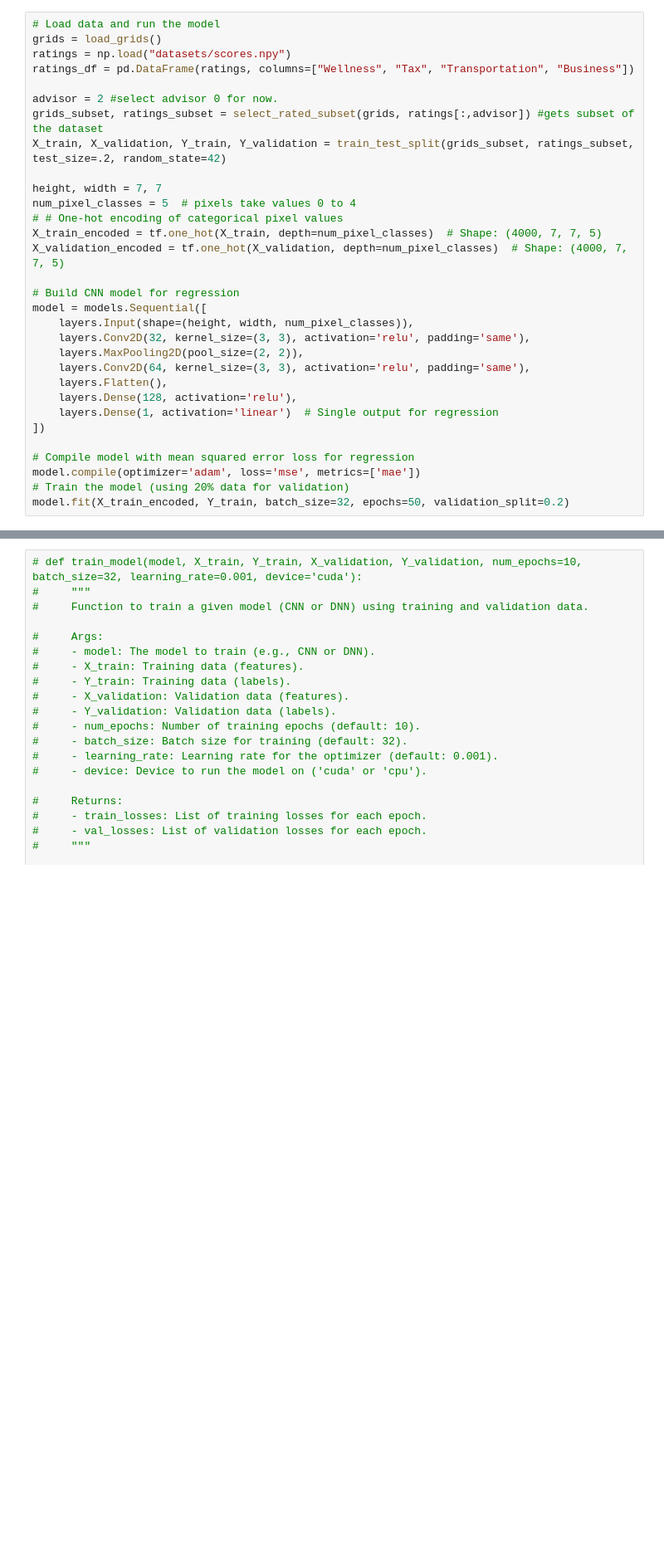
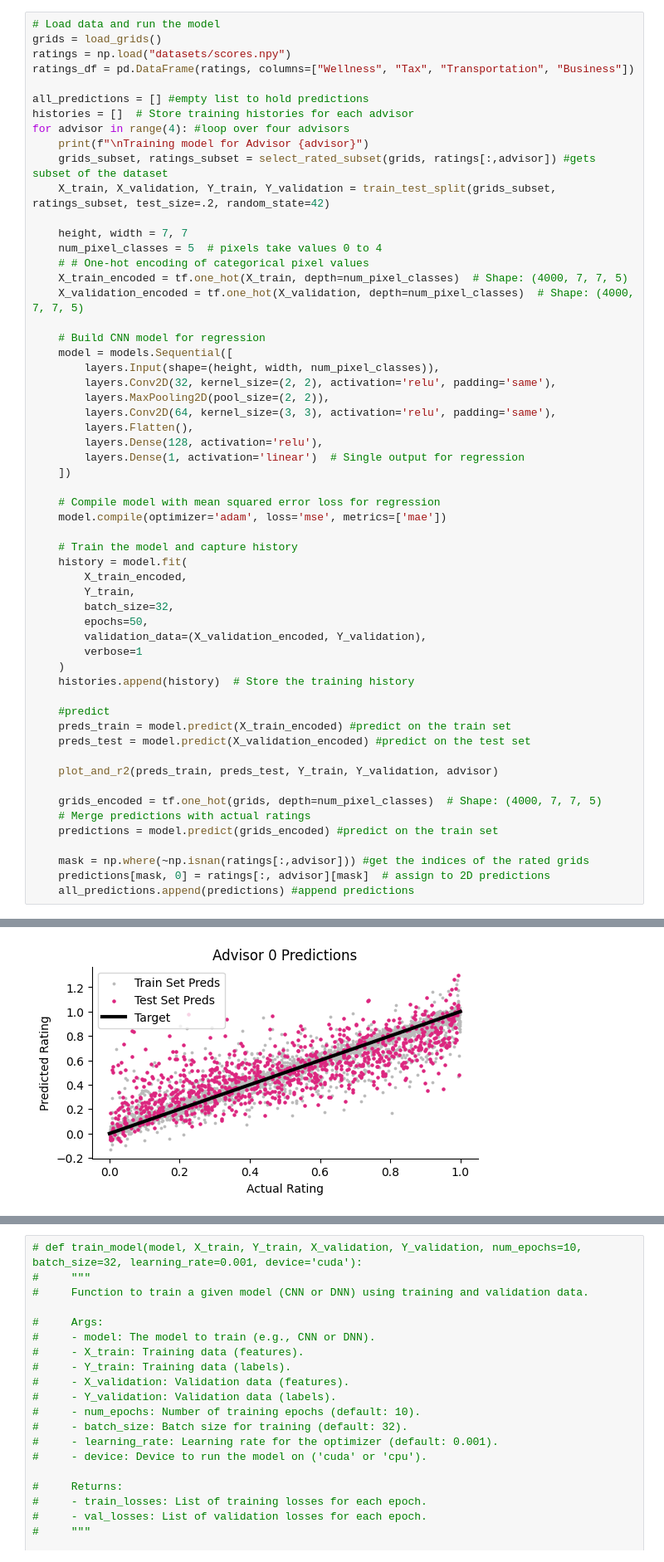
Before and after one commit to PatrykPrezyna/2155-Challenge-Problem-2, a Jupyter notebook: CNN.ipynb, the cells around one changed output, grey strips where cells are left out. Shown at 83% size. Cells and saved outputs as stored; diff of their text form; blank space fills up the shorter version.

```diff
--- a/CNN.ipynb
+++ b/CNN.ipynb
@@ -72,28 +53,55 @@ grids = load_grids()
 ratings = np.load("datasets/scores.npy")
 ratings_df = pd.DataFrame(ratings, columns=["Wellness", "Tax", "Transportation", "Business"])
 
-advisor = 2 #select advisor 0 for now.
-grids_subset, ratings_subset = select_rated_subset(grids, ratings[:,advisor]) #gets subset of the dataset
-X_train, X_validation, Y_train, Y_validation = train_test_split(grids_subset, ratings_subset, test_size=.2, random_state=42)
+all_predictions = [] #empty list to hold predictions
+histories = []  # Store training histories for each advisor
+for advisor in range(4): #loop over four advisors
+    print(f"\nTraining model for Advisor {advisor}")
+    grids_subset, ratings_subset = select_rated_subset(grids, ratings[:,advisor]) #gets subset of the dataset
+    X_train, X_validation, Y_train, Y_validation = train_test_split(grids_subset, ratings_subset, test_size=.2, random_state=42)
 
-height, width = 7, 7
-num_pixel_classes = 5  # pixels take values 0 to 4
-# # One-hot encoding of categorical pixel values
-X_train_encoded = tf.one_hot(X_train, depth=num_pixel_classes)  # Shape: (4000, 7, 7, 5)
-X_validation_encoded = tf.one_hot(X_validation, depth=num_pixel_classes)  # Shape: (4000, 7, 7, 5)
+    height, width = 7, 7
+    num_pixel_classes = 5  # pixels take values 0 to 4
+    # # One-hot encoding of categorical pixel values
+    X_train_encoded = tf.one_hot(X_train, depth=num_pixel_classes)  # Shape: (4000, 7, 7, 5)
+    X_validation_encoded = tf.one_hot(X_validation, depth=num_pixel_classes)  # Shape: (4000, 7, 7, 5)
 
-# Build CNN model for regression
-model = models.Sequential([
-    layers.Input(shape=(height, width, num_pixel_classes)),
-    layers.Conv2D(32, kernel_size=(3, 3), activation='relu', padding='same'),
-    layers.MaxPooling2D(pool_size=(2, 2)),
-    layers.Conv2D(64, kernel_size=(3, 3), activation='relu', padding='same'),
-    layers.Flatten(),
-    layers.Dense(128, activation='relu'),
-    layers.Dense(1, activation='linear')  # Single output for regression
-])
+    # Build CNN model for regression
+    model = models.Sequential([
+        layers.Input(shape=(height, width, num_pixel_classes)),
+        layers.Conv2D(32, kernel_size=(2, 2), activation='relu', padding='same'),
+        layers.MaxPooling2D(pool_size=(2, 2)),
+        layers.Conv2D(64, kernel_size=(3, 3), activation='relu', padding='same'),
+        layers.Flatten(),
+        layers.Dense(128, activation='relu'),
+        layers.Dense(1, activation='linear')  # Single output for regression
+    ])
 
-# Compile model with mean squared error loss for regression
-model.compile(optimizer='adam', loss='mse', metrics=['mae'])
-# Train the model (using 20% data for validation)
-model.fit(X_train_encoded, Y_train, batch_size=32, epochs=50, validation_split=0.2)
+    # Compile model with mean squared error loss for regression
+    model.compile(optimizer='adam', loss='mse', metrics=['mae'])
+
+    # Train the model and capture history
+    history = model.fit(
+        X_train_encoded,
+        Y_train,
+        batch_size=32,
+        epochs=50,
+        validation_data=(X_validation_encoded, Y_validation),
+        verbose=1
+    )
+    histories.append(history)  # Store the training history
+
+    #predict
+    preds_train = model.predict(X_train_encoded) #predict on the train set
+    preds_test = model.predict(X_validation_encoded) #predict on the test set
+
+    plot_and_r2(preds_train, preds_test, Y_train, Y_validation, advisor)
+
+    grids_encoded = tf.one_hot(grids, depth=num_pixel_classes)  # Shape: (4000, 7, 7, 5)
+    # Merge predictions with actual ratings
+    predictions = model.predict(grids_encoded) #predict on the train set
+
+    mask = np.where(~np.isnan(ratings[:,advisor])) #get the indices of the rated grids
+    predictions[mask, 0] = ratings[:, advisor][mask]  # assign to 2D predictions
+    all_predictions.append(predictions) #append predictions
+# %% [output]
@@ -99,0 +125 @@ model.fit(X_train_encoded, Y_train, batch_size=32, epochs=50, validation_split=0
+[figure, added]
```
Also changed, not shown: parts of 8 cells of this notebook.
